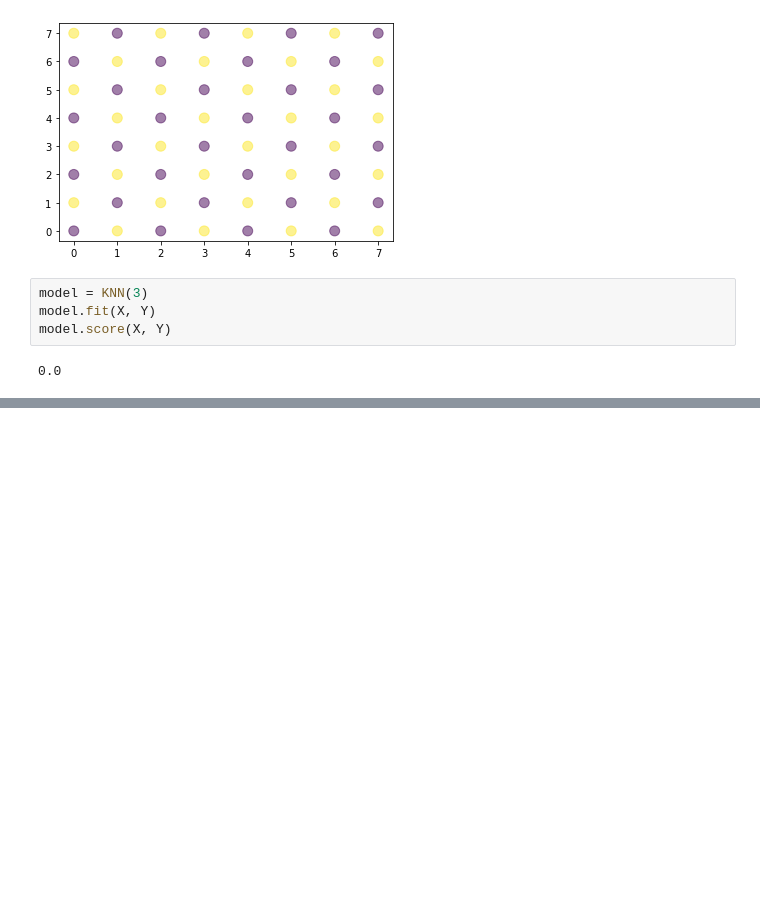
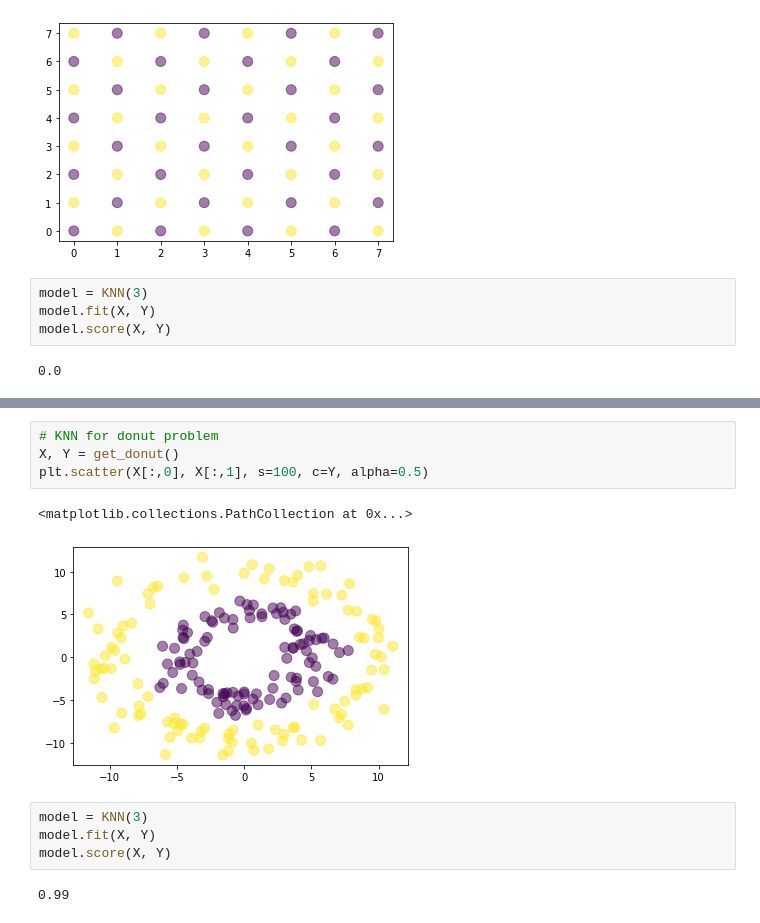
Before and after one commit to sitsawek/data-science-project, a Jupyter notebook: k_nearest.ipynb, the cells around one changed output, grey strips where cells are left out. Cells and saved outputs as stored; diff of their text form; blank space fills up the shorter version.

```diff
--- a/k_nearest.ipynb
+++ b/k_nearest.ipynb
@@ -216,0 +234,13 @@ model.score(X, Y)
+# %%
+# KNN for donut problem
+X, Y = get_donut()
+plt.scatter(X[:,0], X[:,1], s=100, c=Y, alpha=0.5)
+# %% [output]
+<matplotlib.collections.PathCollection at 0x...>
+[figure, added]
+# %%
+model = KNN(3)
+model.fit(X, Y)
+model.score(X, Y)
+# %% [output]
+0.99
```
Also changed, not shown: parts of 4 cells of this notebook.
